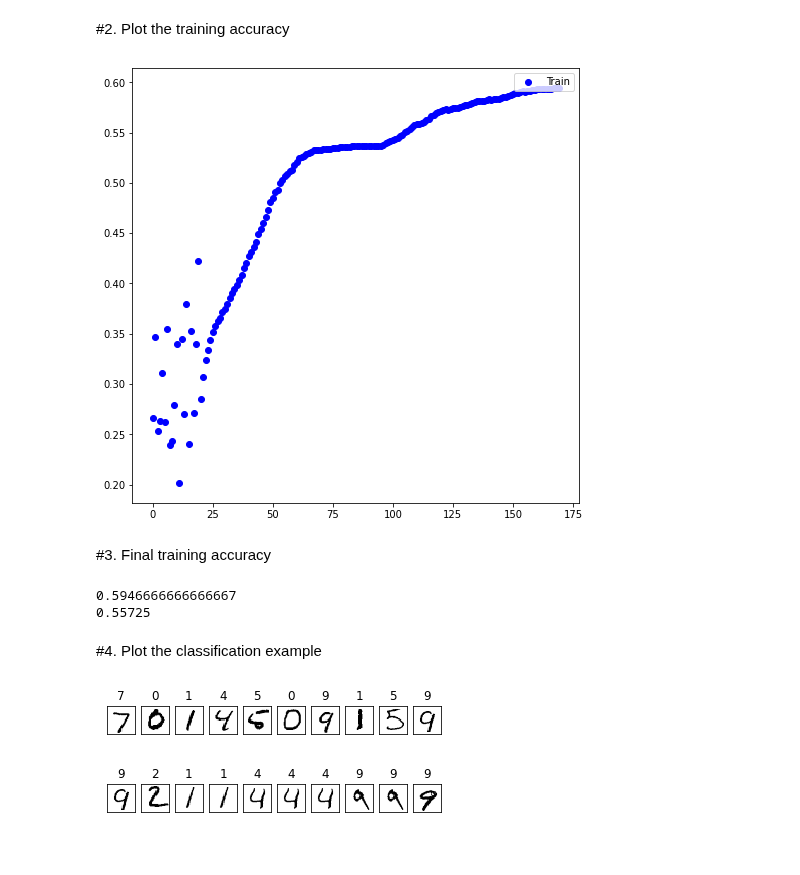
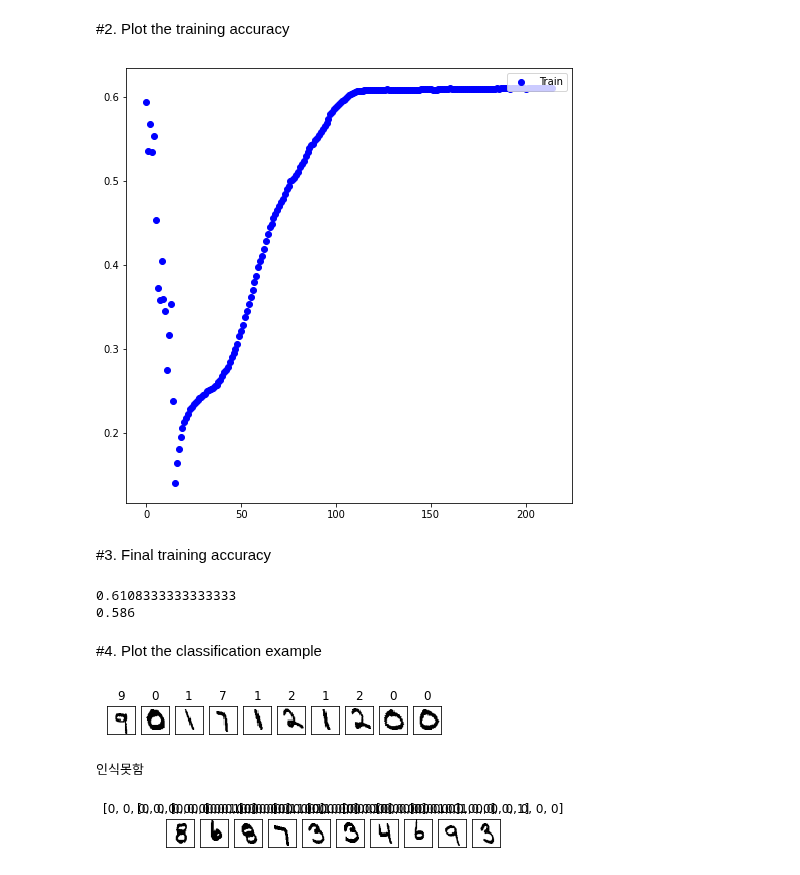
Before and after one commit to susanna1221/MachineLearningHW, a Jupyter notebook: MachineLearning8.ipynb, the cells around one changed output. Saved outputs shown, nothing was run; the diff lists cells and outputs as text; code cells hidden in the pictures.

Commit message:
Plot the classification example

```diff
--- a/MachineLearning8.ipynb
+++ b/MachineLearning8.ipynb
@@ -112,12 +112,14 @@ for i in range(6000):
     list_train.append(copy.deepcopy(im_vector))
 
 list_test = []
+label_test = []
 for i in range(4000):
     label       = list_label[6000+i]
     im_vector   = list_image[:, 6000+i]
     im_vector = im_vector.tolist()
     im_vector.insert(0,1)
     list_test.append(copy.deepcopy(im_vector))
+    label_test.append(copy.deepcopy(label))
 # %%
 #Compute prediction
 def compute_prediction(thetaU, thetaV, thetaW, data):
@@ -220,7 +222,7 @@ def back_prop(thetaU,thetaV, thetaW, data, l, alpha, num):
 alpha = [0.01, 0.0003, 0.0001]
 labelvector_train = np.array(labelvector_train,dtype=np.float32)
 list_train = np.array(list_train,dtype=np.float32)
-thetaW, thetaV, thetaU, J_history0, accuracy_history0 = back_prop(thetaU,thetaV, thetaW, list_train, labelvector_train, alpha[0], 25)
+thetaW, thetaV, thetaU, J_history0, accuracy_history0 = back_prop(thetaU,thetaV, thetaW, list_train, labelvector_train, alpha[0], 15)
 thetaW, thetaV, thetaU, J_history1 ,accuracy_history1 = back_prop(thetaU,thetaV, thetaW, list_train, labelvector_train, alpha[1], 200)
 #thetaW, thetaV, thetaU, J_history2 ,accuracy_history2 = back_prop(thetaU,thetaV, thetaW, list_train, labelvector_train, alpha[2], 50)
 
@@ -231,7 +233,7 @@ thetaW, thetaV, thetaU, J_history1 ,accuracy_history1 = back_prop(thetaU,thetaV,
 #for i in range(len(accaracy_history)):
 #  accaracy_history
 # %%
-accuracy_history = accuracy_history0 + accuracy_history1 + accuracy_history2
+accuracy_history = accuracy_history0 + accuracy_history1
 accuracy_h = []
 for i in range(len(accuracy_history)):
   accuracy_h.append(accuracy_history[i]/6000)
@@ -240,10 +242,15 @@ p,a,b = get_prediction_list(thetaU, thetaV, thetaW, list_test)
 
 temp = 0
 listofimg= []
+notlistlabel=[]
 for i in range(len(p)):
   if labelvector_test[i][find_big(p[i])] == 1:
-        temp = temp + 1
-        listofimg.append(i)
+    temp = temp + 1
+    listofimg.append(i)
+
+  else:
+    notlistlabel.append(copy.deepcopy(labelvector_test[i]))
+
 
 acc_test = temp
 # %% [markdown]
@@ -264,13 +268,13 @@ nan
 #Plot the training accuracy
 
 plt.figure(figsize=(8, 8))
-plt.scatter(range(170), accuracy_h, c='blue', label = "Train")
+plt.scatter(range(215), accuracy_h, c='blue', label = "Train")
 #plt.scatter(range(150001), accuracy_rate2, c='red', label = "Test")
 
 plt.legend(loc='upper right')
 plt.show()
 # %% [output]
-[figure, old version]
+[figure, new version]
 # %% [markdown]
 #3. Final training accuracy
 # %%
@@ -278,47 +282,51 @@ plt.show()
 print(accuracy_h[len(accuracy_h)-1])
 print(acc_test/4000)
 # %% [output]
-0.5946666666666667
-0.55725
+0.6108333333333333
+0.586
 # %% [markdown]
 #4. Plot the classification example
 # %%
 
 f1 = plt.figure(1)
 
 for i in range(10):
-  label       = list_label[listofimg[i]]
-  im_vector   = list_image[:, listofimg[i]]
+  label       = label_test[listofimg[i]]
+  im_vector   = list_image[:, 6000+listofimg[i]]
   im_matrix   = im_vector.reshape((size_row, size_col))
 
   plt.subplot(1, 10, i+1)
   plt.title(label)
   plt.imshow(im_matrix, cmap='Greys', interpolation='None')
 
   frame   = plt.gca()
   frame.axes.get_xaxis().set_visible(False)
   frame.axes.get_yaxis().set_visible(False)
 
 plt.show()
 
 f1 = plt.figure(1)
 i = 0
-while i < 10:
+notlist=[]
+print("인식못함")
+for i in range(4000):
   if i not in listofimg:
-    label       = list_label[i]
-    im_vector   = list_image[:, i]
-    im_matrix   = im_vector.reshape((size_row, size_col))
+    notlist.append(i)
+for i in range(10):
+  label       = notlistlabel[i]
+  im_vector   = list_image[:, 6000+notlist[i]]
+  im_matrix   = im_vector.reshape((size_row, size_col))
 
-    plt.subplot(1, 10, i+1)
-    plt.title(label)
-    plt.imshow(im_matrix, cmap='Greys', interpolation='None')
+  plt.subplot(1, 10, i+1)
+  plt.title(label)
+  plt.imshow(im_matrix, cmap='Greys', interpolation='None')
 
-    frame   = plt.gca()
-    frame.axes.get_xaxis().set_visible(False)
-    frame.axes.get_yaxis().set_visible(False)
-  i += 1
+  frame   = plt.gca()
+  frame.axes.get_xaxis().set_visible(False)
+  frame.axes.get_yaxis().set_visible(False)
 
 plt.show()
 # %% [output]
-[figure, old version]
+[figure, new version]
+인식못함
-[figure, old version]
+[figure, new version]
```
Also changed, not shown: parts of 1 cell of this notebook.
